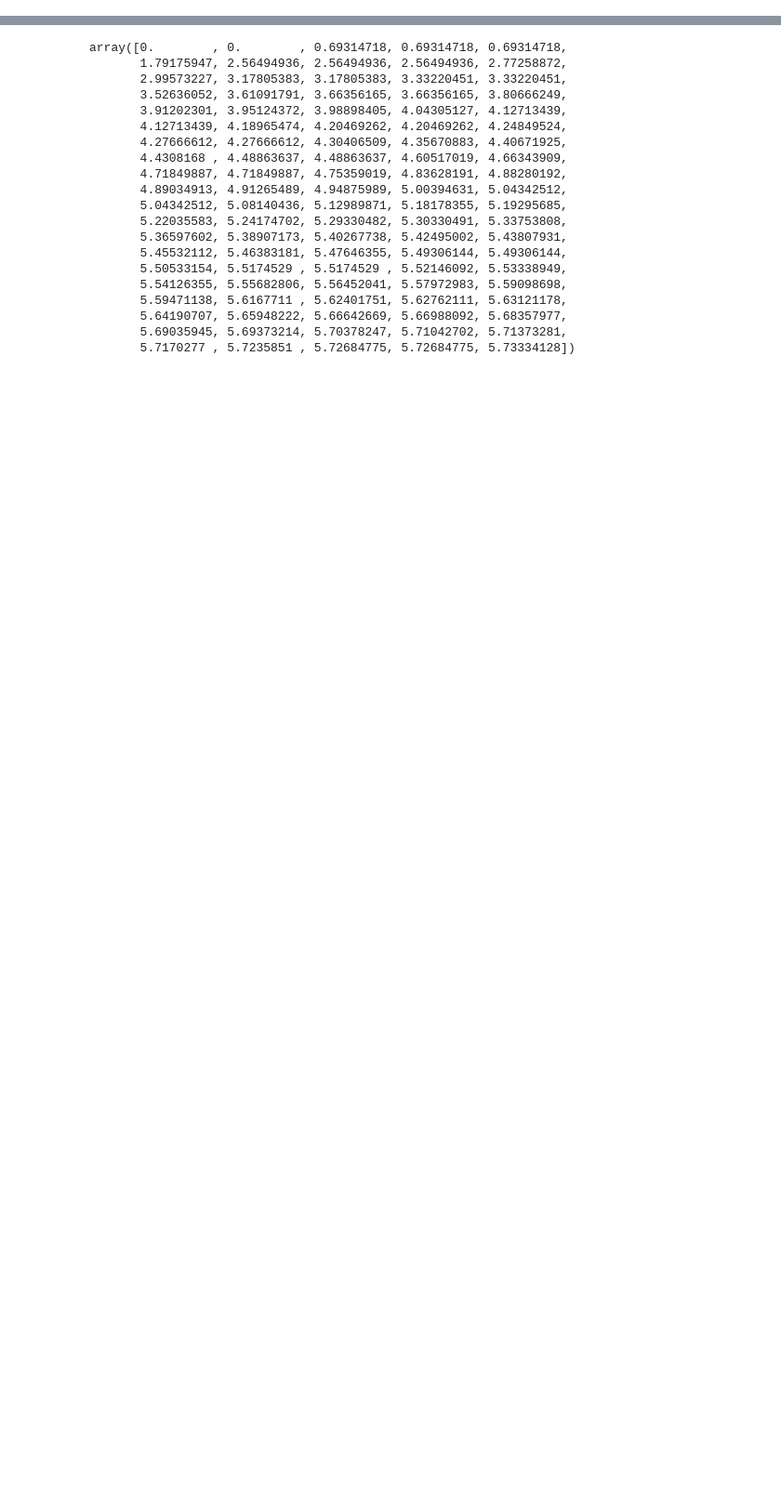
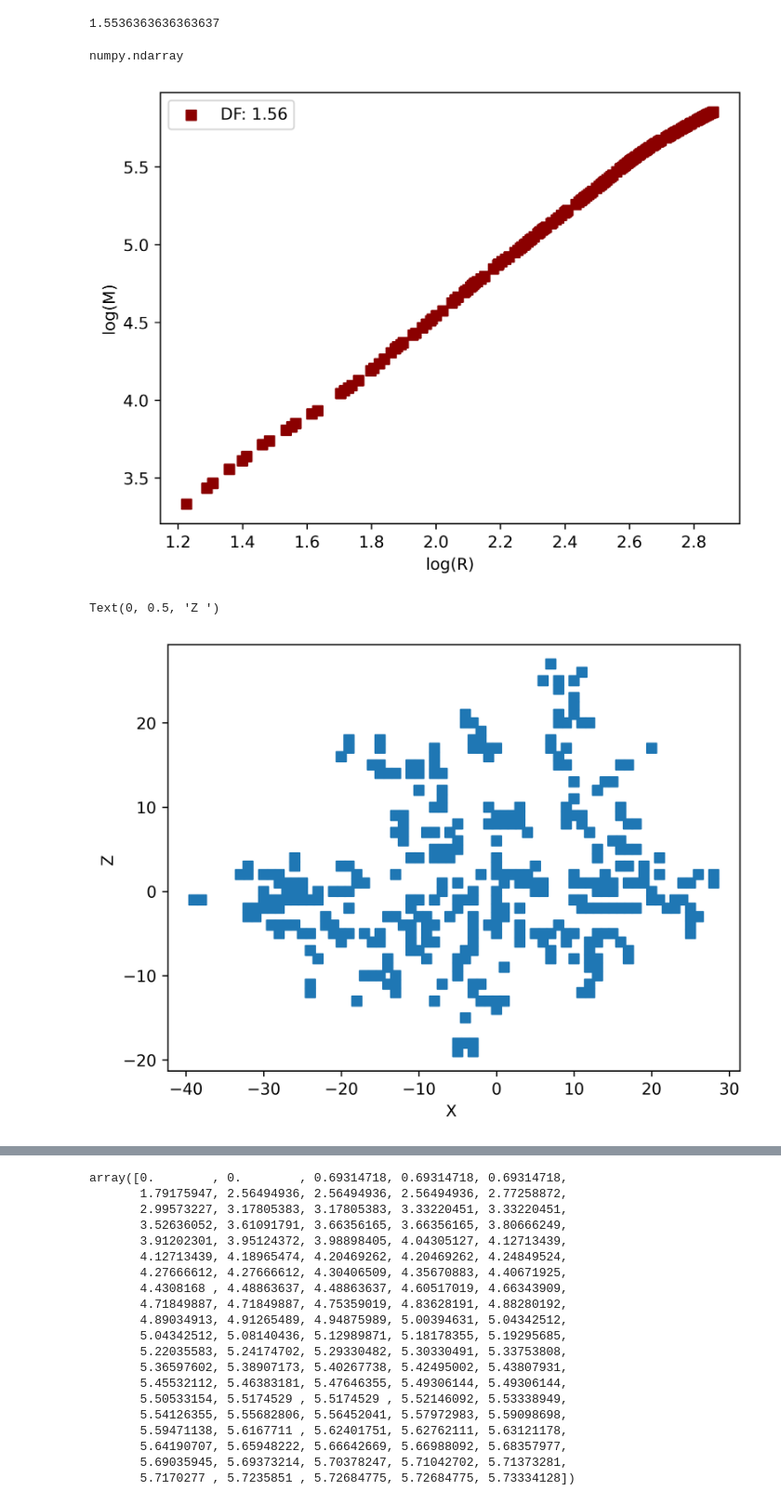
Before and after one commit to michaelsouza/dla-collagen, a Jupyter notebook: cross_section_fibril.ipynb, the cells around one changed output, grey strips where cells are left out. Shown: that part at 93% size. Saved outputs shown, nothing was run; the diff lists cells and outputs as text; code cells hidden in the pictures; blank space fills up the shorter version.

```diff
--- a/cross_section_fibril.ipynb
+++ b/cross_section_fibril.ipynb
@@ -66,10 +10,0 @@ df = pd.read_csv(fn,   sep=' ')
-# %%
-# Calculate the mean of the 'y' column
-mean_y = int(df['y'].mean())
-
-# Filter rows where 'y' is equal to the mean
-filtered_df = df[df['y'] == mean_y]
-
-# Extract 'x' and 'z' values into separate arrays
-x_values = filtered_df['x'].to_numpy()
-z_values = filtered_df['z'].to_numpy()
@@ -75,0 +92,21 @@ z_values = filtered_df['z'].to_numpy()
+# %%
+df = DFCS[2][0]
+file_name = df['file_path']
+# Filtrar o DataFrame baseado nas condições especificadas
+df_core = df[(df['y'] >= -100) & (df['y'] <= 100) & (df['x'] >= -8) & (df['x'] <= 8) & (df['z'] >= -8) & (df['z'] <= 8)]
+
+# CS's for fibril
+cs_s = np.linspace(-99,99,11).astype(int)
+Df = []
+
+for y in cs_s:
+    print(y)
+    xv, zv = cross_section_elements(df,y)
+    lrgs, lNs = calculate_rg(xv, zv)
+    params, _ = curve_fit(power_law, lrgs, lNs)
+
+    # Extrair a dimensão fractal do ajuste
+    Df.append(params[0])  # A inclinação é a dimensão fractal
+    dn = './'+file_name[:-4]+'_df.dat'
+
+np.savetxt(dn, Df,fmt='%.2f')
@@ -75,0 +116,27 @@ z_values = filtered_df['z'].to_numpy()
+# %%
+DF = np.array(Df)
+DF.mean()
+# %% [output]
+1.5536363636363637
+# %%
+type(lrgs)
+# %% [output]
+numpy.ndarray
+# %%
+plt.figure(dpi = 600)
+plt.scatter(lrgs,lNs, marker = 's', color = 'darkred', label = f'DF: {Df[-1]:.2f}')
+plt.xlabel('log(R)')
+plt.ylabel('log(M)')
+plt.legend(loc = 'best')
+plt.show()
+
+# Plotting
+
+plt.figure(dpi = 600)
+plt.scatter(xv, zv, marker = 's')
+plt.xlabel('X ')
+plt.ylabel('Z ')
+# %% [output]
+[figure, added]
+Text(0, 0.5, 'Z ')
+[figure, added]
```
Also changed, not shown: parts of 13 cells of this notebook, 1 other file.
